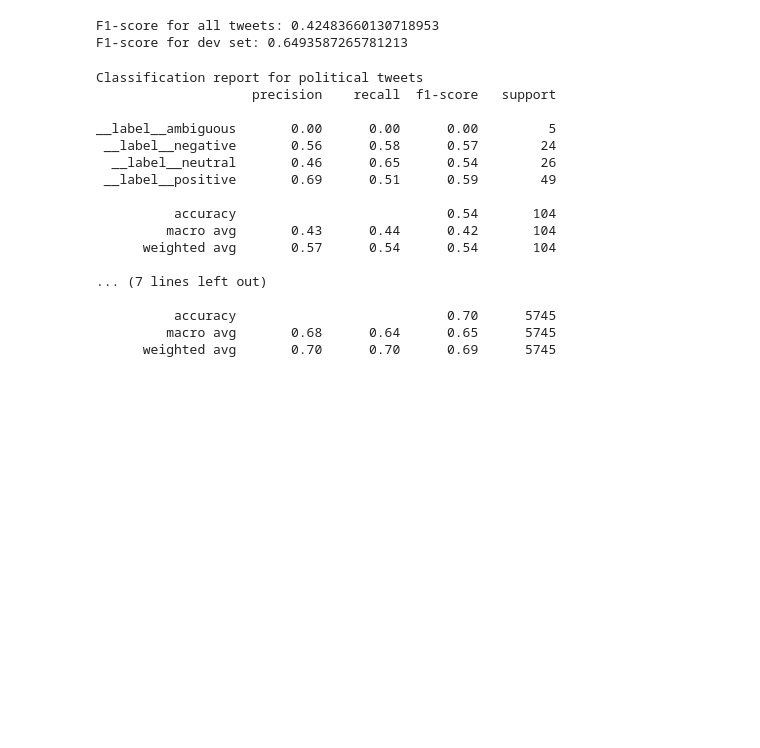
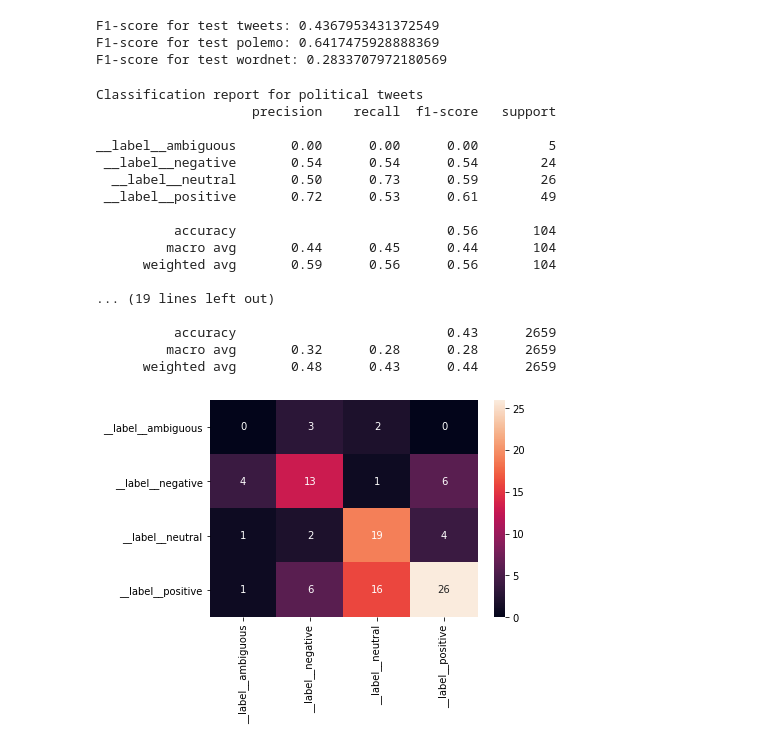
Before and after one commit to Calychas/peap-project, a Jupyter notebook: notebooks/fasttext_analysis.ipynb, the cells around one changed output. Drawn from its saved outputs; the diff is of its cells as text; code cells hidden in the pictures; blank space fills up the shorter version.

Commit message:
Redo parameter search for fasttext. Add final analysis of best model in jupyter notebook. Modify script for training final best model

```diff
--- a/notebooks/fasttext_analysis.ipynb
+++ b/notebooks/fasttext_analysis.ipynb
@@ -149,19 +0,0 @@ results.to_csv(os.path.join("..","reports","sentiment_classification_results.csv
-# %%
-lrs = []
-epochs = []
-tweets_f1_scores = []
-dev_f1_scores = []
-for lr in [0.001, 0.005, 0.0001, 0.0005]:
-    for epoch in [100,250,500,1000]:
-        model =fasttext.train_supervised(input=os.path.join(PATH_TO_DATASETS, "sentiment_data", "full_train_data.txt"), wordNgrams=5, neg=5,dim=300, lr=lr, epoch=epoch, loss="ns", verbose=1, label_prefix='__label__')
-        dev_results = model.predict(list(val_polemo["text"].values))
-        annotation_results = model.predict(list(val_tweets["text"].values))
-        lrs.append(lr)
-        epochs.append(epoch)
-        tweets_f1_scores.append(f1_score(annotation_results[0],list(val_tweets['label'].values),average='macro'))
-        dev_f1_scores.append(f1_score(dev_results[0],list(val_polemo['label'].values),average='macro'))
-        print(f"Learning rate - {lr}")
-        print(f"Epochs - {epoch}")
-        print(f"F1-score for all tweets: {tweets_f1_scores[-1]}")
-        print(f"F1-score for dev set: {dev_f1_scores[-1]}")
-        print()
@@ -175,38 +63,59 @@ lr_epoch_results.to_csv(os.path.join("..","reports","sentiment_classification_lr
 # %%
-model = fasttext.train_supervised(input=os.path.join(PATH_TO_DATASETS, "sentiment_data", "full_train_data.txt"), wordNgrams=5, neg=5,dim=300, lr=0.005, epoch=500, loss="ns", verbose=1, label_prefix='__label__')
-test_results = model.predict(list(test_polemo["text"].values))
-annotation_results = model.predict(list(test_tweets["text"].values))
+best_model = fasttext.train_supervised(input=os.path.join(PATH_TO_DATASETS, "sentiment_data", "train_polemo_tweets_data.txt"),
+                                               loss="ns", wordNgrams=10, neg=5,
+                                               dim=500, lr=0.003,
+                                               epoch=500, verbose=1,
+                                               thread=1, seed=42,
+                                               label_prefix='__label__')
 # %%
-print(f"F1-score for all tweets: {f1_score(annotation_results[0],list(test_tweets['label'].values),average='macro')}")
-print(f"F1-score for dev set: {f1_score(test_results[0],list(test_polemo['label'].values),average='macro')}")
+polemo_test_results = best_model.predict(list(test_polemo["text"].values))
+wordnet_test_results = best_model.predict(list(test_wordnet["text"].values))
+tweets_test_results = best_model.predict(list(test_tweets["text"].values))
+
+print(f"F1-score for test tweets: {f1_score(tweets_test_results[0],list(test_tweets['label'].values),average='macro')}")
+print(f"F1-score for test polemo: {f1_score(polemo_test_results[0],list(test_polemo['label'].values),average='macro')}")
+print(f"F1-score for test wordnet: {f1_score(wordnet_test_results[0],list(test_wordnet['label'].values),average='macro')}")
 print()
 # %% [output]
-F1-score for all tweets: 0.42483660130718953
-F1-score for dev set: 0.6493587265781213
+F1-score for test tweets: 0.4367953431372549
+F1-score for test polemo: 0.6417475928888369
+F1-score for test wordnet: 0.2833707972180569
 # %%
 print("Classification report for political tweets")
-print(classification_report(list(test_tweets['label'].values), annotation_results[0]))
+print(classification_report(list(test_tweets['label'].values), tweets_test_results[0]))
 
 print("Classification report for polemo data")
-print(classification_report(list(test_polemo['label'].values), test_results[0]))
+print(classification_report(list(test_polemo['label'].values), polemo_test_results[0]))
+
+print("Classification report for wordnet data")
+print(classification_report(list(test_wordnet['label'].values), wordnet_test_results[0]))
 # %% [output]
 Classification report for political tweets
                     precision    recall  f1-score   support
 
 __label__ambiguous       0.00      0.00      0.00         5
- __label__negative       0.56      0.58      0.57        24
-  __label__neutral       0.46      0.65      0.54        26
- __label__positive       0.69      0.51      0.59        49
+ __label__negative       0.54      0.54      0.54        24
+  __label__neutral       0.50      0.73      0.59        26
+ __label__positive       0.72      0.53      0.61        49
 
-          accuracy                           0.54       104
-         macro avg       0.43      0.44      0.42       104
-      weighted avg       0.57      0.54      0.54       104
+          accuracy                           0.56       104
+         macro avg       0.44      0.45      0.44       104
+      weighted avg       0.59      0.56      0.56       104
 
-... (7 lines left out)
+... (19 lines left out)
 
-          accuracy                           0.70      5745
-         macro avg       0.68      0.64      0.65      5745
-      weighted avg       0.70      0.70      0.69      5745
+          accuracy                           0.43      2659
+         macro avg       0.32      0.28      0.28      2659
+      weighted avg       0.48      0.43      0.44      2659
+# %%
+labels = ['__label__ambiguous', '__label__negative', '__label__neutral', '__label__positive']
+cm = confusion_matrix(list(test_tweets['label'].values), tweets_test_results[0], labels)
+df_cm = pd.DataFrame(cm, index = labels,
+                  columns = labels)
+sns.heatmap(df_cm, annot=True)
+plt.savefig(os.path.join("..", "reports", "plots", "final_heat_map_fasttext.png"))
+# %% [output]
+[figure, added]
 # %%
 test_texts = list(test_tweets["text"].values)
 test_labels = list(test_tweets["label"].values)
```
Also changed, not shown: parts of 14 cells of this notebook, 10 other files.
